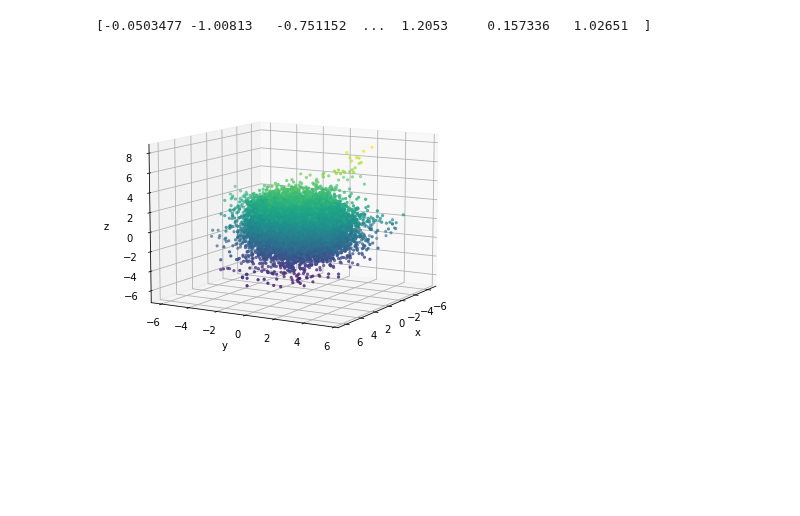
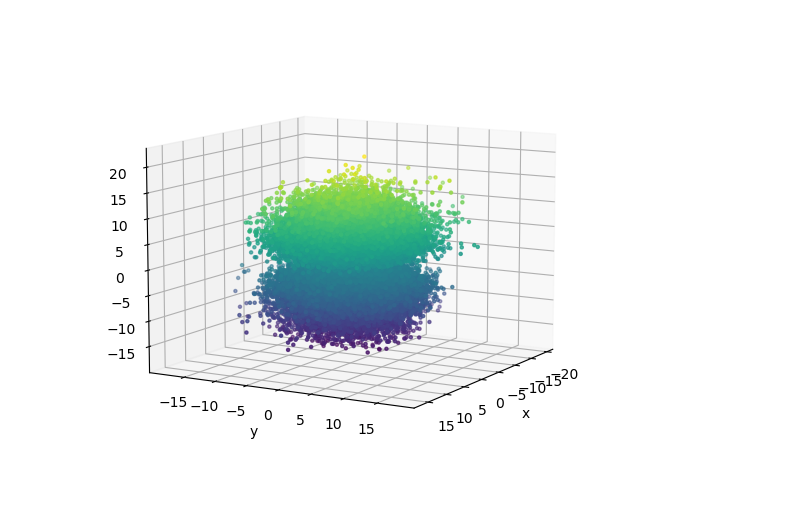
Before and after one commit to YggdrasilUrthr/NSL, a Jupyter notebook: Lab5/Lab5.ipynb, the cells around one changed output. Drawn from its saved outputs; the diff is of its cells as text; code cells hidden in the pictures; blank space fills up the shorter version.

```diff
--- a/Lab5/Lab5.ipynb
+++ b/Lab5/Lab5.ipynb
@@ -1,26 +56,19 @@
 # %%
-import matplotlib
-import matplotlib.pyplot as plt
-import numpy as np
-
-csv_path = "./CSV/"
-
-H_2P = np.loadtxt(csv_path + "Ex5_1_2P.csv", delimiter=',')
+H_2P = np.loadtxt(csv_path + "Ex5_1_2P_pos.csv", delimiter=',')
 
 X=H_2P[:,0]
 Y=H_2P[:,1]
 Z=H_2P[:,2]
 
 fig = plt.figure()
 fig.set_size_inches(6, 6)
 ax = fig.add_subplot(projection='3d')
 ax.scatter(X, Y, Z, c=Z, marker='.')
 ax.set_xlabel('x')
 ax.set_ylabel('y')
 ax.set_zlabel('z')
 ax.view_init(10, 30)
 
 plt.show()
 # %% [output]
-[-0.0503477 -1.00813   -0.751152  ...  1.2053     0.157336   1.02651  ]
-[figure, old version]
+[figure, new version]
```
Also changed, not shown: parts of 8 cells of this notebook, 20 other files.
